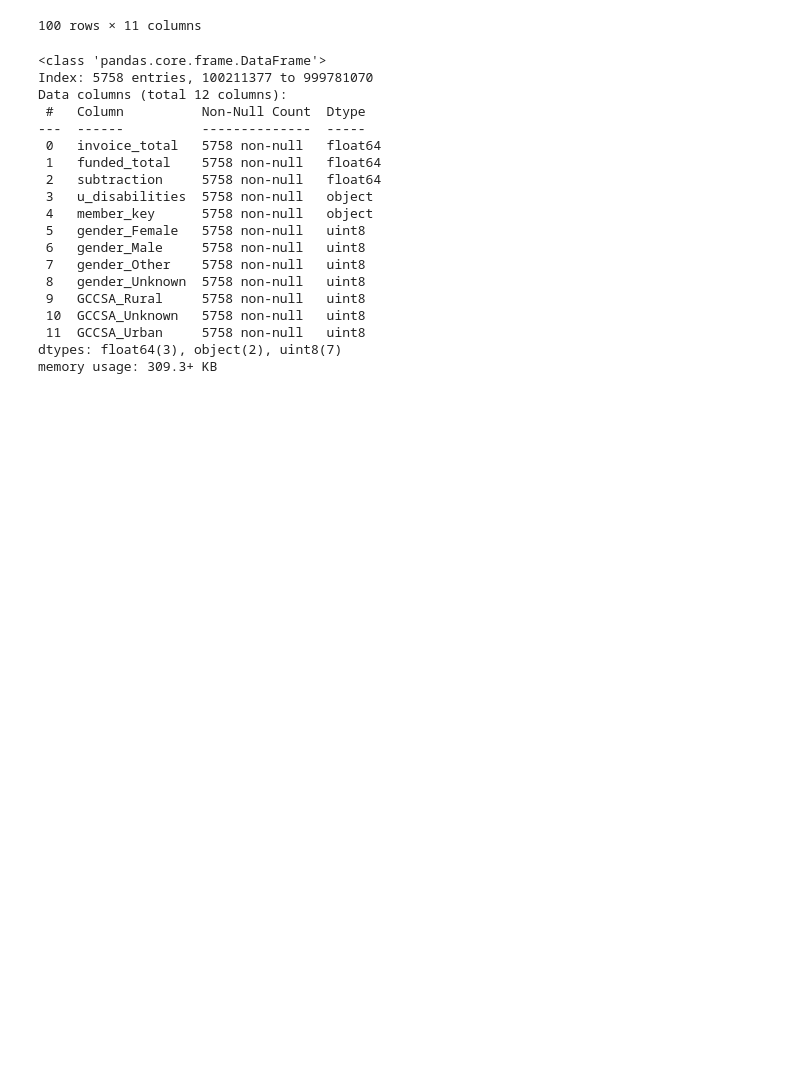
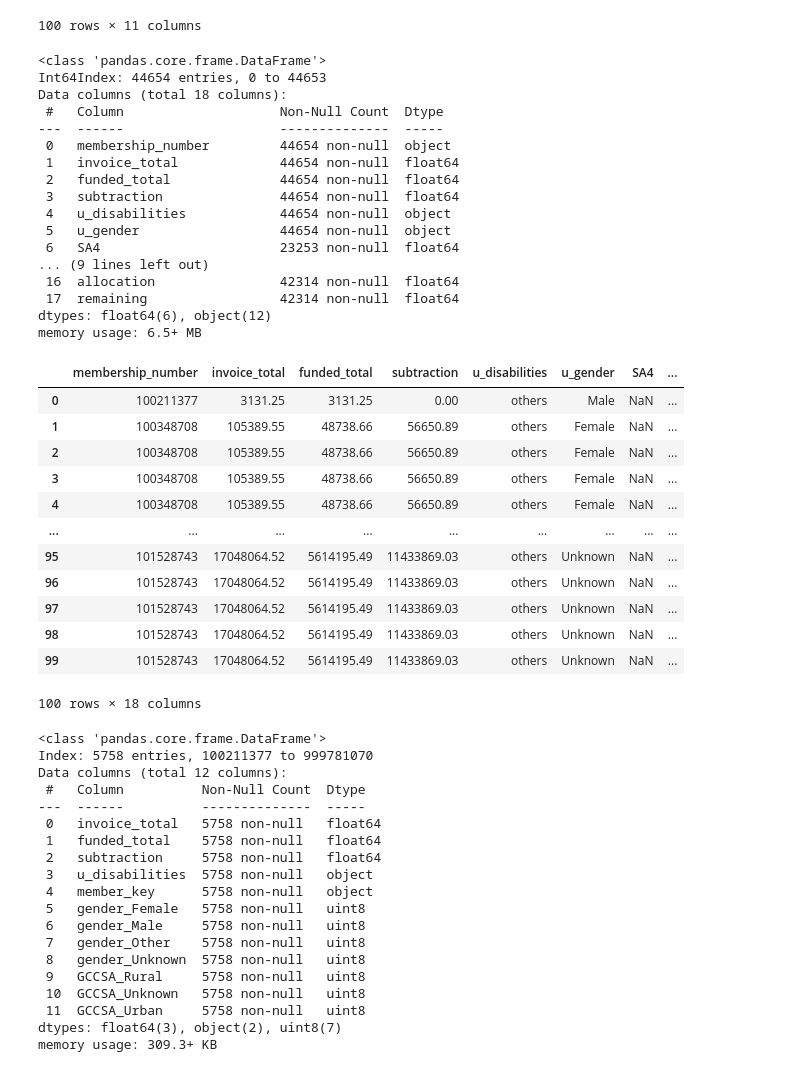
Before and after one commit to TheConMiz/ifn711_leap_in, a Jupyter notebook: LeapIn_Budget_Utilisation.ipynb, the cells around one changed output. Saved outputs shown, nothing was run; the diff lists cells and outputs as text; code cells hidden in the pictures; blank space fills up the shorter version.

```diff
--- a/LeapIn_Budget_Utilisation.ipynb
+++ b/LeapIn_Budget_Utilisation.ipynb
@@ -524,6 +516,58 @@ memory usage: 537.2+ KB
 | 98 | 114463375 | 4583.05 | 3661.09 | 921.96 | others | Male | 313.0 | ... |
 | 99 | 114997444 | 50946.40 | 40314.48 | 10631.92 | others | Female | NaN | ... |
 100 rows × 11 columns
+# %%
+temp_df2 = cleaned_df2
+# days_funded	: funded_date - start_date from , to get the duration of reimbursement
+# TODO: Figure out how to handle dates
+df_plan = pd.read_sql("select p.plan_key, p.member_key, p.status, p.start_date, p.end_date, pb.item_category_level2_key, pb.allocation, pb.remaining from HH_plan p join HH_plan_budget pb on p.plan_key = pb.plan_key where p.status = 'COMPLETED'", con=conn)
+# Join plan info with temp_df2
+temp_df2 = pd.merge(temp_df2, df_plan, on="member_key", how="left")
+# Display Summary information for temp_df2
+temp_df2.info()
+temp_df2.head(100)
+# TODO: Handle dates stuff
+
+
+
+# disability	: simplify into "Intellectual disabilities" and "others"
+
+# 1/ Reload data in 1 year duration
+
+# 2/ Remap categories for subtraction, duration of reimbursement
+
+# 3/ Remap the invoice total to underspending, over and approriate
+# %% [output]
+<class 'pandas.core.frame.DataFrame'>
+Int64Index: 44654 entries, 0 to 44653
+Data columns (total 18 columns):
+ #   Column                    Non-Null Count  Dtype
+---  ------                    --------------  -----
+ 0   membership_number         44654 non-null  object
+ 1   invoice_total             44654 non-null  float64
+ 2   funded_total              44654 non-null  float64
+ 3   subtraction               44654 non-null  float64
+ 4   u_disabilities            44654 non-null  object
+ 5   u_gender                  44654 non-null  object
+ 6   SA4                       23253 non-null  float64
+... (9 lines left out)
+ 16  allocation                42314 non-null  float64
+ 17  remaining                 42314 non-null  float64
+dtypes: float64(6), object(12)
+memory usage: 6.5+ MB
+|  | membership_number | invoice_total | funded_total | subtraction | u_disabilities | u_gender | SA4 | ... |
+| 0 | 100211377 | 3131.25 | 3131.25 | 0.00 | others | Male | NaN | ... |
+| 1 | 100348708 | 105389.55 | 48738.66 | 56650.89 | others | Female | NaN | ... |
+| 2 | 100348708 | 105389.55 | 48738.66 | 56650.89 | others | Female | NaN | ... |
+| 3 | 100348708 | 105389.55 | 48738.66 | 56650.89 | others | Female | NaN | ... |
+| 4 | 100348708 | 105389.55 | 48738.66 | 56650.89 | others | Female | NaN | ... |
+| ... | ... | ... | ... | ... | ... | ... | ... | ... |
+| 95 | 101528743 | 17048064.52 | 5614195.49 | 11433869.03 | others | Unknown | NaN | ... |
+| 96 | 101528743 | 17048064.52 | 5614195.49 | 11433869.03 | others | Unknown | NaN | ... |
+| 97 | 101528743 | 17048064.52 | 5614195.49 | 11433869.03 | others | Unknown | NaN | ... |
+| 98 | 101528743 | 17048064.52 | 5614195.49 | 11433869.03 | others | Unknown | NaN | ... |
+| 99 | 101528743 | 17048064.52 | 5614195.49 | 11433869.03 | others | Unknown | NaN | ... |
+100 rows × 18 columns
 # %%
 # One-Hot Encoding of cleaned_df2
 one_hot_df2 = cleaned_df2.set_index("membership_number")
```
Also changed, not shown: parts of 13 cells of this notebook, 1 other file.
